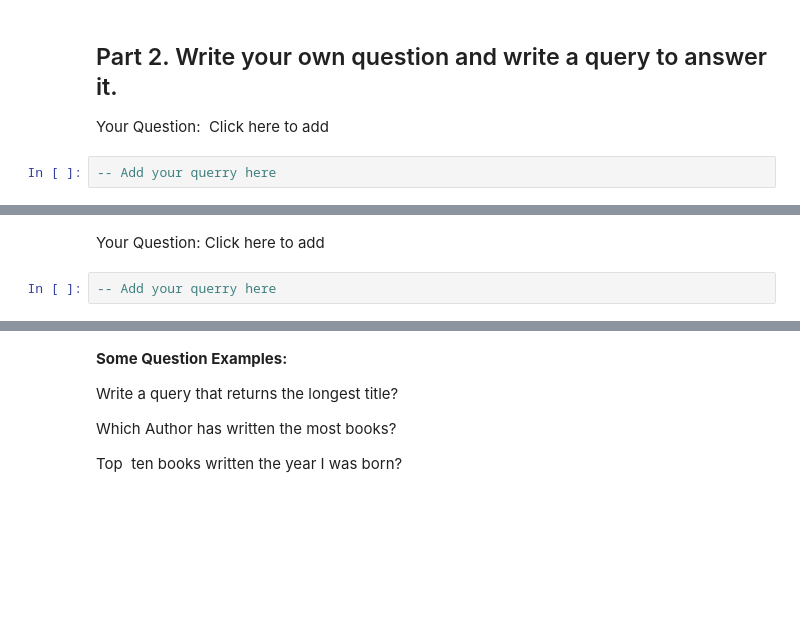
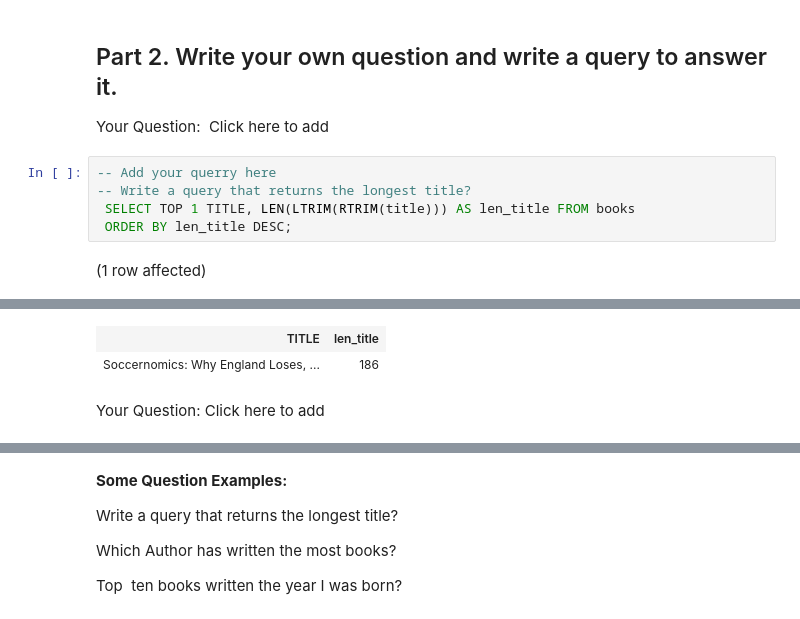
Before and after one commit to KeerthanaMadhesh/SQL-Part-1-Studio, a Jupyter notebook: SQL-Part-1-Studio.ipynb, the cells around one changed output, grey strips where cells are left out. Saved outputs shown, nothing was run; the diff lists cells and outputs as text; blank space fills up the shorter version.

```diff
--- a/SQL-Part-1-Studio.ipynb
+++ b/SQL-Part-1-Studio.ipynb
@@ -154,5 +154,10 @@ Total execution time: 00:00:00.169
 ## Part 2. Write your own question and write a query to answer it.
 
 Your Question:  Click here to add
-# %%
--- Add your querry here
+# %%
+-- Add your querry here
+-- Write a query that returns the longest title?
+ SELECT TOP 1 TITLE, LEN(LTRIM(RTRIM(title))) AS len_title FROM books
+ ORDER BY len_title DESC;
+# %% [output]
+(1 row affected)
@@ -159,4 +165,4 @@ Your Question:  Click here to add
+| TITLE | len_title |
+| Soccernomics: Why England Loses, ... | 186 |
 # %% [markdown]
 Your Question: Click here to add
-# %%
--- Add your querry here
```
Also changed, not shown: parts of 2 cells of this notebook.
